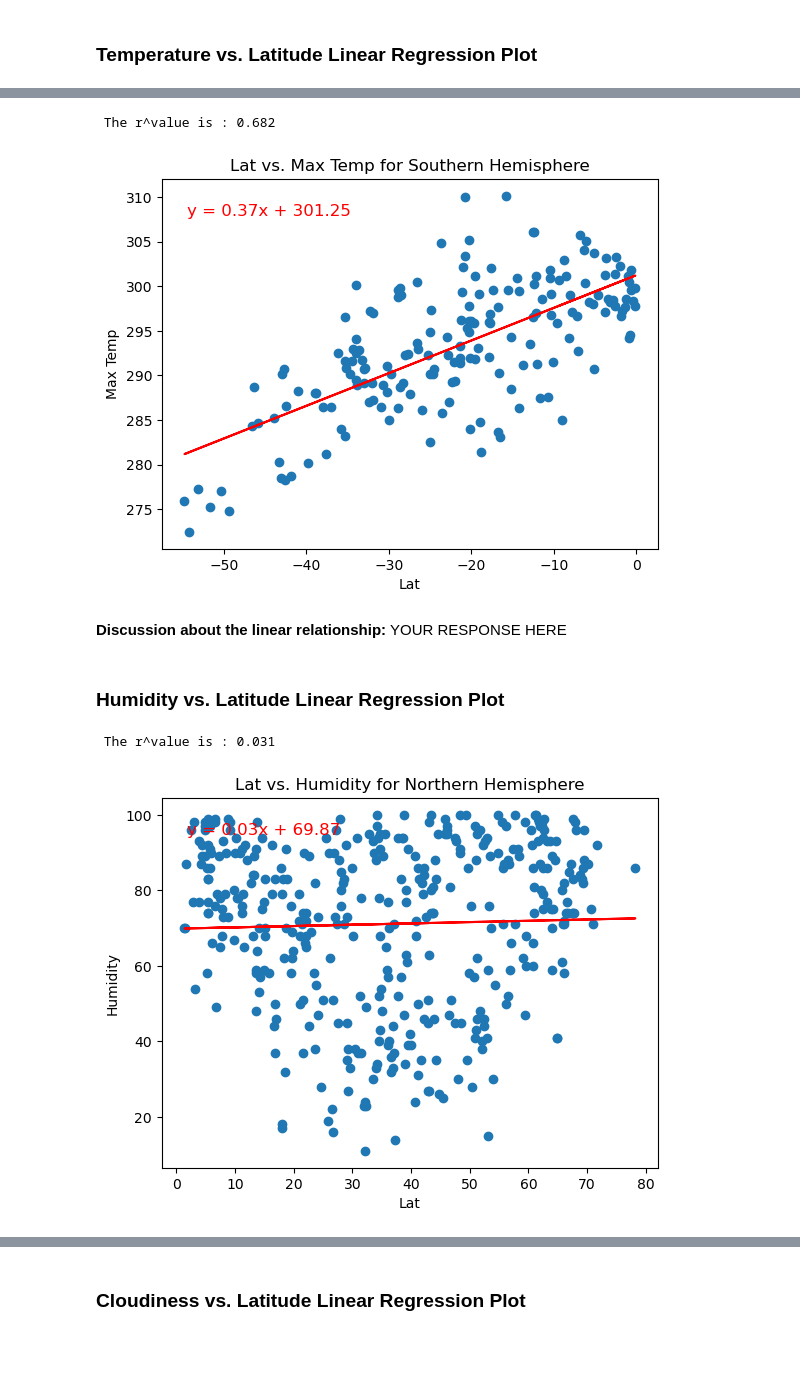
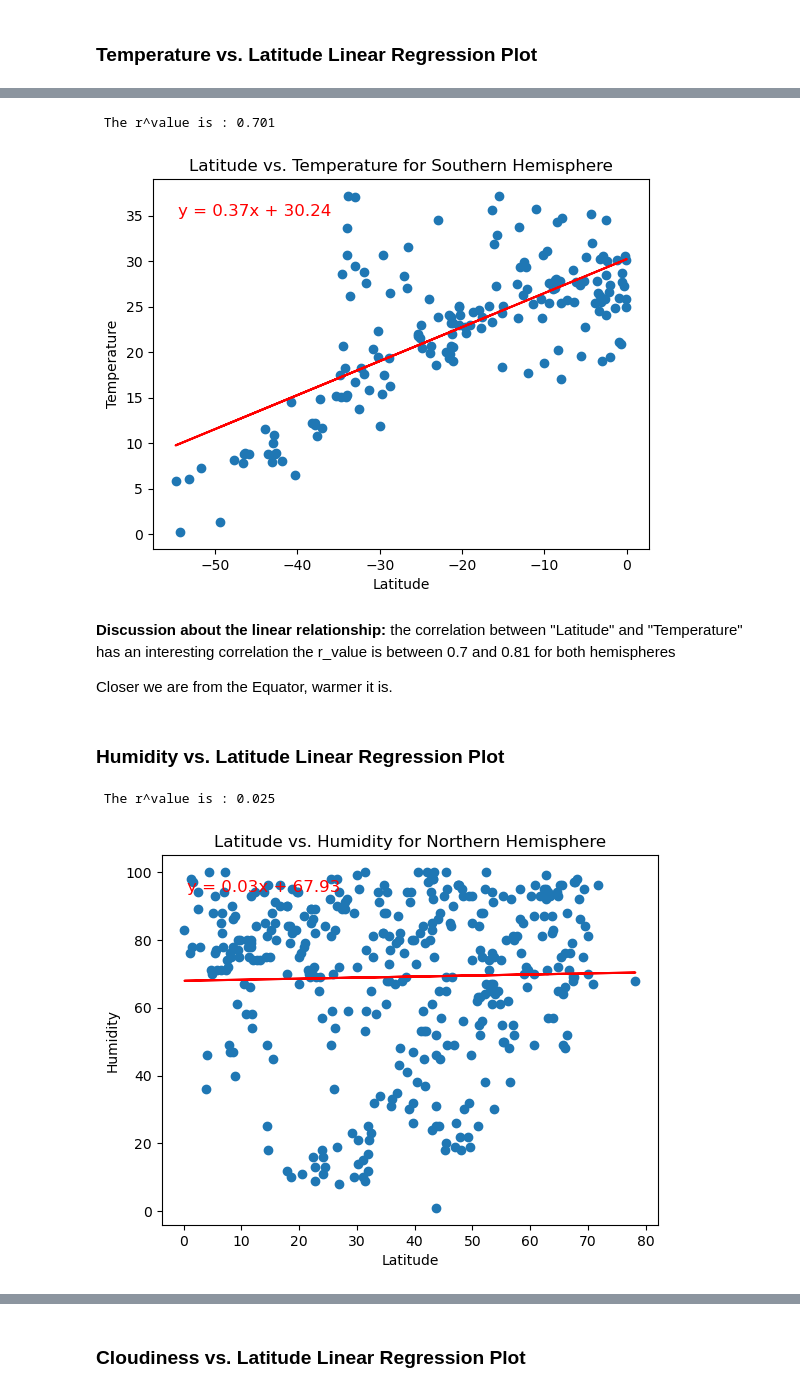
Before and after one commit to nazimben25/Plan_vacations_with_Weather_data_Flask-API, a Jupyter notebook: WeatherPymywork.ipynb, the cells around one changed output, grey strips where cells are left out. Cells and saved outputs as stored; diff of their text form; code cells hidden in the pictures; blank space fills up the shorter version.

Commit message:
Weather finalized : change columns names, setting celsius + comments

```diff
--- a/WeatherPymywork.ipynb
+++ b/WeatherPymywork.ipynb
@@ -380,7 +324,7 @@ def regression_plot(dataframe, col1, col2):
 
     ## conditional title
 
-    if min(dataframe['Lat'])>=0 :
+    if min(dataframe['Latitude'])>=0 :
         plt.title(f'{col1} vs. {col2} for Northern Hemisphere')
     else : plt.title(f'{col1} vs. {col2} for Southern Hemisphere')
 
@@ -394,9 +338,17 @@ def regression_plot(dataframe, col1, col2):
     plt.annotate(line_eq,(x_annot_pos,y_annot_pos), fontsize=12,color="red", xycoords='axes fraction')
 
     plt.show()
+# %%
+## rename the columns name
+
+city_data_df = city_data_df.rename(columns={
+        'Lat' : 'Latitude',
+        'Max Temp' : 'Temperature'
+        })
+# city_data_df.columns
 # %%
 # Create a DataFrame with the Northern Hemisphere data (Latitude >= 0)
-northern_hemi_df = city_data_df[city_data_df['Lat']>0]
+northern_hemi_df = city_data_df[city_data_df['Latitude']>0]
 
 # Display sample data
 northern_hemi_df.head()
@@ -433,19 +385,23 @@ regression_plot(northern_hemi_df,'Lat','Max Temp')
 # %%
 # Linear regression on Southern Hemisphere
 # Linear regression on Northern Hemisphere
-regression_plot(southern_hemi_df,'Lat','Max Temp')
+regression_plot(southern_hemi_df,'Latitude','Temperature')
 # %% [output]
- The r^value is : 0.682
+ The r^value is : 0.701
-[figure, old version]
+[figure, new version]
-# %% [markdown]
-**Discussion about the linear relationship:** YOUR RESPONSE HERE
+# %% [markdown]
+**Discussion about the linear relationship:**
+the correlation between "Latitude" and "Temperature" has an interesting correlation
+the r_value is between 0.7 and 0.81 for both hemispheres
+
+Closer we are from the Equator, warmer it is.
 # %% [markdown]
 ### Humidity vs. Latitude Linear Regression Plot
 # %%
 # Northern Hemisphere
-regression_plot(northern_hemi_df,'Lat','Humidity')
+regression_plot(northern_hemi_df,'Latitude','Humidity')
 # %% [output]
- The r^value is : 0.031
+ The r^value is : 0.025
-[figure, old version]
+[figure, new version]
 # %%
 # Southern Hemisphere
```
Also changed, not shown: parts of 28 cells of this notebook, 5 other files.
